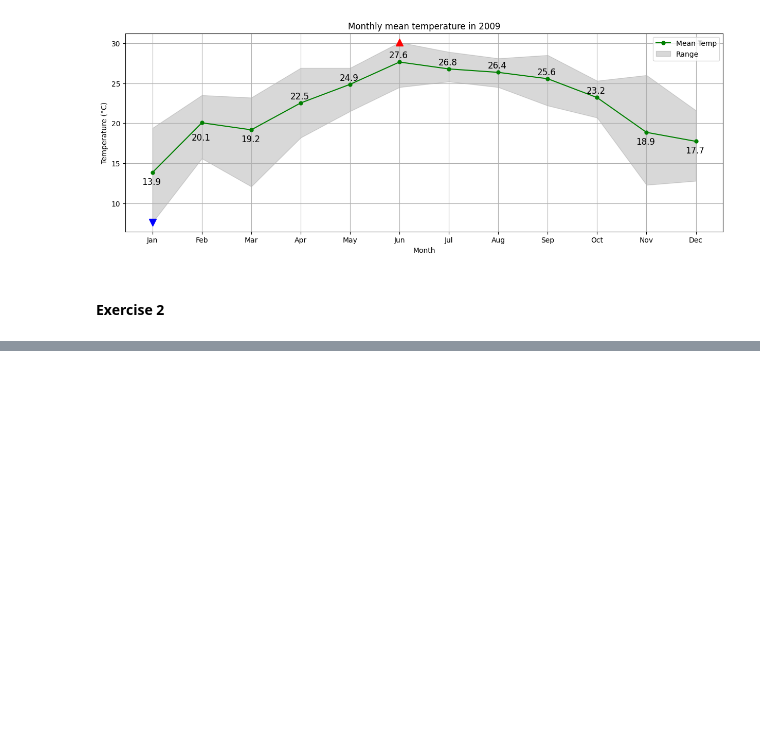
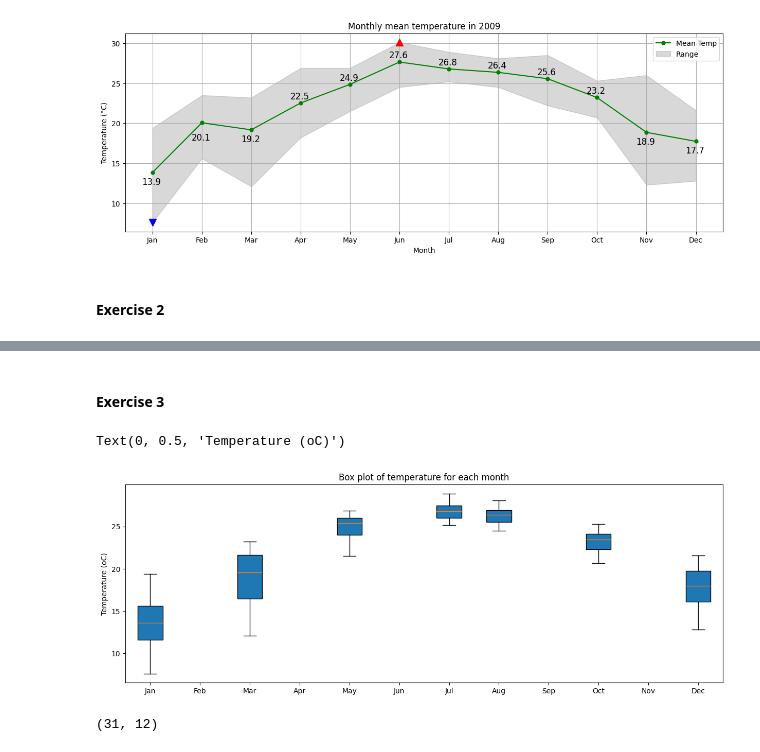
Before and after one commit to doanhlee04/LEARNING-, a Jupyter notebook: TMINH_Midterm.ipynb, the cells around one changed output, grey strips where cells are left out. Saved outputs shown, nothing was run; the diff lists cells and outputs as text; code cells hidden in the pictures; blank space fills up the shorter version.

```diff
--- a/TMINH_Midterm.ipynb
+++ b/TMINH_Midterm.ipynb
@@ -79,0 +87,15 @@ cbar.set_label('Temperature (°C)')
+# %% [markdown]
+#### Exercise 3
+# %%
+plt.figure(figsize=(15,5))
+plt.boxplot([df[x].to_list() for x in range(12)], vert=True, patch_artist=True, labels=months)
+# plt.xticks(list(range(1,13)), ["Jan", "Feb", "Mar", "Apr", "May", "Jun", "Jul", "Aug", "Sep", "Oct", "Nov", "Dec"])
+plt.title("Box plot of temperature for each month")
+plt.ylabel("Temperature (oC)")
+# %% [output]
+Text(0, 0.5, 'Temperature (oC)')
+[figure, added]
+# %%
+df.shape
+# %% [output]
+(31, 12)
```
Also changed, not shown: parts of 1 cell of this notebook.
